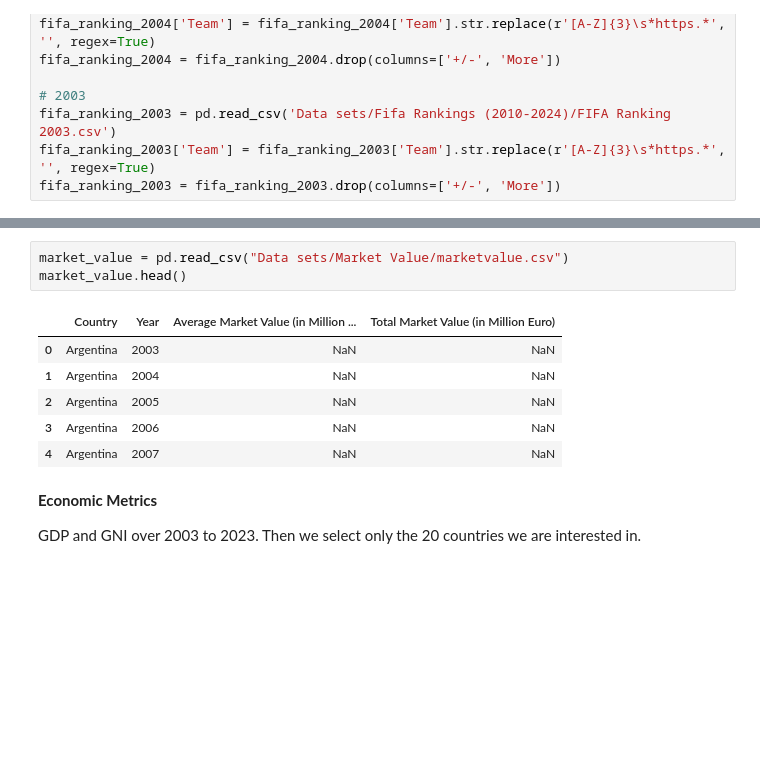
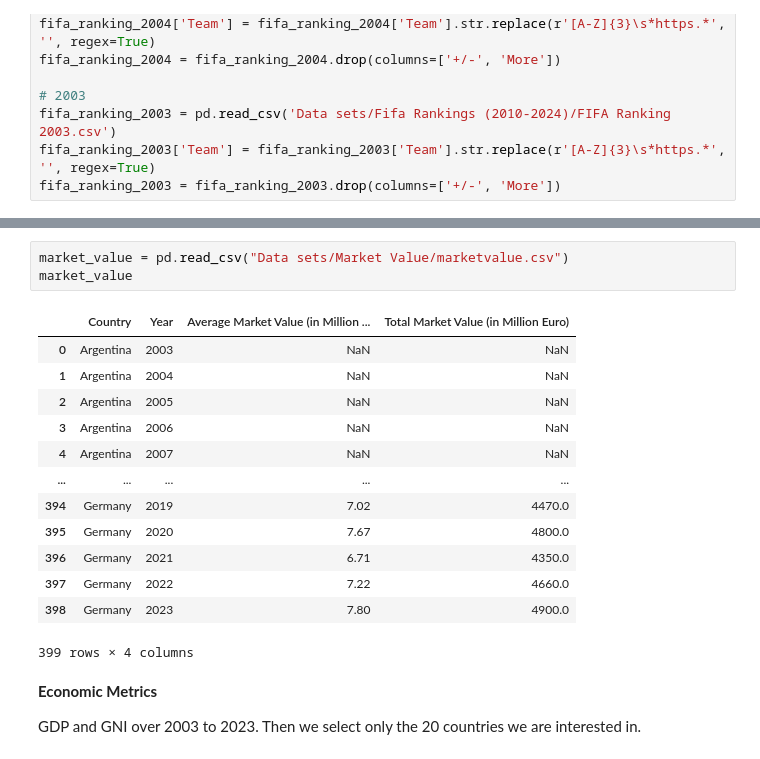
Before and after one commit to earaki/ECON323Project, a Jupyter notebook: Final Project/Final Project AraKim.ipynb, the cells around one changed output, grey strips where cells are left out. Cells and saved outputs as stored; diff of their text form; blank space fills up the shorter version.

```diff
--- a/Final Project/Final Project AraKim.ipynb
+++ b/Final Project/Final Project AraKim.ipynb
@@ -360,13 +362,20 @@ Switzerland             42.0          38.0          29.0          36.0
 # %%
 market_value = pd.read_csv("Data sets/Market Value/marketvalue.csv")
-market_value.head()
+market_value
 # %% [output]
 |  | Country | Year | Average Market Value (in Million ... | Total Market Value (in Million Euro) |
 | 0 | Argentina | 2003 | NaN | NaN |
 | 1 | Argentina | 2004 | NaN | NaN |
 | 2 | Argentina | 2005 | NaN | NaN |
 | 3 | Argentina | 2006 | NaN | NaN |
 | 4 | Argentina | 2007 | NaN | NaN |
+| ... | ... | ... | ... | ... |
+| 394 | Germany | 2019 | 7.02 | 4470.0 |
+| 395 | Germany | 2020 | 7.67 | 4800.0 |
+| 396 | Germany | 2021 | 6.71 | 4350.0 |
+| 397 | Germany | 2022 | 7.22 | 4660.0 |
+| 398 | Germany | 2023 | 7.80 | 4900.0 |
+399 rows × 4 columns
 # %% [markdown]
 **Economic Metrics**
 
```
Also changed, not shown: parts of 4 cells of this notebook, 2 other files.
